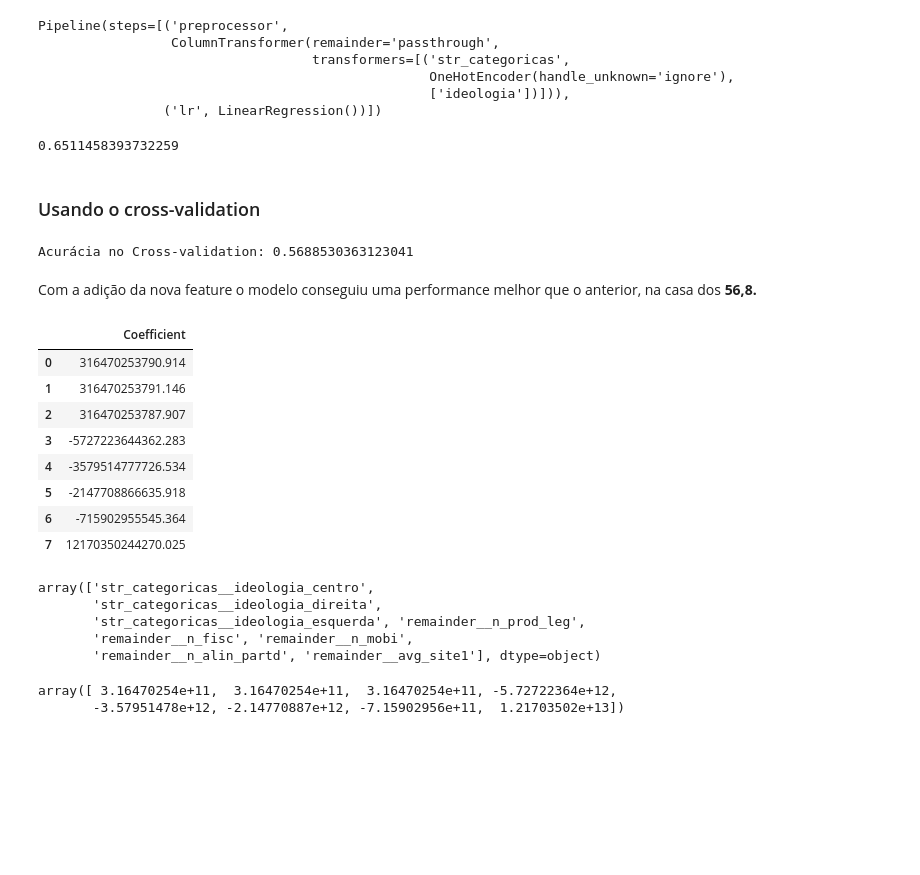
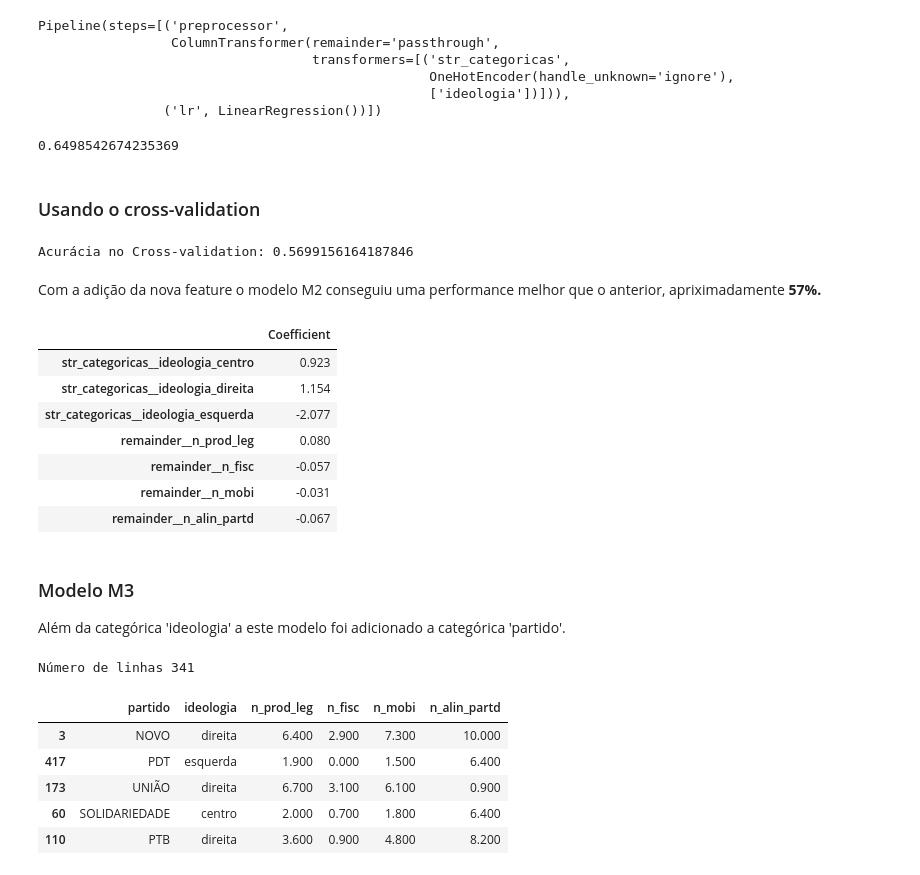
Before and after one commit to AndreMoura88/Notas_de_deputados, a Jupyter notebook: MachineLearning.ipynb, the cells around one changed output. Drawn from its saved outputs; the diff is of its cells as text; code cells hidden in the pictures; blank space fills up the shorter version.

```diff
--- a/MachineLearning.ipynb
+++ b/MachineLearning.ipynb
@@ -95,0 +146,7 @@ dados.head(2)
+# %%
+# dividindo o dataset
+treino_M, teste_M = train_test_split(dados,
+                                test_size=0.3,
+                                random_state=42
+                               )
+treino_M.shape, teste_M.shape
@@ -181,9 +225,9 @@ X_test = teste_M2.drop(['nota_site2', 'nome', 'estado', 'partido'], axis=1).copy
 # %%
 # Variável target
-y_M2 = treino_M2.nota_site2.copy()
+y_M2 = treino_M.nota_site2.copy()
 
 # Features preditoras
-X_M2= treino_M2.drop(['nota_site2', 'nome', 'estado', 'partido'], axis=1).copy()
+X_M2= treino_M.drop(['nota_site2', 'nome', 'estado', 'partido', 'avg_site1'], axis=1).copy()
 
 print(f"Número de linhas {X_M2.shape[0]}")
 X_M2.head()
@@ -198,8 +242,9 @@ Número de linhas 341
 # %%
-#dividindo os dados de treino em teste e treino com uma amostra estratificada
+#dividindo os dados de treino em um subset de treino e validação com uma amostra estratificada
 X_train_M2, X_val_M2, y_train_M2, y_val_M2 = train_test_split(
     X_M2, y_M2,
     test_size=0.3,
-    stratify=X["ideologia"],
+    stratify=X_M2["ideologia"],
     random_state=42
 )
+X_train_M2.shape, y_train_M2.shape, X_val_M2.shape, y_val_M2.shape
@@ -254,7 +295,7 @@ Pipeline(steps=[('preprocessor',
 # %%
 pipe_transformer.score(X_val_M2, y_val_M2)
 # %% [output]
-0.6511458393732259
+0.6498542674235369
 # %% [markdown]
 ### Usando o cross-validation
 # %%
@@ -264,32 +305,23 @@ cv_scores = cross_val_score(pipe_transformer, X_val_M2, y_val_M2,
                            )
 print(f"Acurácia no Cross-validation: {cv_scores.mean()}")
 # %% [output]
-Acurácia no Cross-validation: 0.5688530363123041
+Acurácia no Cross-validation: 0.5699156164187846
 # %% [markdown]
-Com a adição da nova feature o modelo conseguiu uma performance melhor que o anterior, na casa dos **56,8.**
+Com a adição da nova feature o modelo M2 conseguiu uma performance melhor que o anterior, apriximadamente **57%.**
 # %%
-coeff_df = pd.DataFrame(pipe_transformer.steps[1][1].coef_,columns=['Coefficient'])
+coeff_df = pd.DataFrame(pipe_transformer.steps[1][1].coef_,
+                        pipe_transformer[:-1].get_feature_names_out(),
+                        columns=['Coefficient'])
 coeff_df
 # %% [output]
 |  | Coefficient |
-| 0 | 316470253790.914 |
-| 1 | 316470253791.146 |
-| 2 | 316470253787.907 |
-| 3 | -5727223644362.283 |
-| 4 | -3579514777726.534 |
-| 5 | -2147708866635.918 |
-| 6 | -715902955545.364 |
-| 7 | 12170350244270.025 |
+| str_categoricas__ideologia_centro | 0.923 |
+| str_categoricas__ideologia_direita | 1.154 |
+| str_categoricas__ideologia_esquerda | -2.077 |
+| remainder__n_prod_leg | 0.080 |
+| remainder__n_fisc | -0.057 |
+| remainder__n_mobi | -0.031 |
+| remainder__n_alin_partd | -0.067 |
-# %%
-pipe_transformer[:-1].get_feature_names_out()
-# %% [output]
-array(['str_categoricas__ideologia_centro',
-       'str_categoricas__ideologia_direita',
-       'str_categoricas__ideologia_esquerda', 'remainder__n_prod_leg',
-       'remainder__n_fisc', 'remainder__n_mobi',
-       'remainder__n_alin_partd', 'remainder__avg_site1'], dtype=object)
-# %%
-pipe_transformer.steps[1][1].coef_
-# %% [output]
-array([ 3.16470254e+11,  3.16470254e+11,  3.16470254e+11, -5.72722364e+12,
-       -3.57951478e+12, -2.14770887e+12, -7.15902956e+11,  1.21703502e+13])
+# %% [markdown]
+### Modelo M3
+Além da categórica 'ideologia' a este modelo foi adicionado a categórica 'partido'.
@@ -295,0 +330,17 @@ array([ 3.16470254e+11,  3.16470254e+11,  3.16470254e+11, -5.72722364e+12,
+# %%
+# Variável target
+y_M3 = treino_M.nota_site2.copy()
+
+# Features preditoras
+X_M3 = treino_M.drop(['nota_site2', 'nome', 'estado', 'avg_site1'], axis=1).copy()
+
+print(f"Número de linhas {X_M3.shape[0]}")
+X_M3.head()
+# %% [output]
+Número de linhas 341
+|  | partido | ideologia | n_prod_leg | n_fisc | n_mobi | n_alin_partd |
+| 3 | NOVO | direita | 6.400 | 2.900 | 7.300 | 10.000 |
+| 417 | PDT | esquerda | 1.900 | 0.000 | 1.500 | 6.400 |
+| 173 | UNIÃO | direita | 6.700 | 3.100 | 6.100 | 0.900 |
+| 60 | SOLIDARIEDADE | centro | 2.000 | 0.700 | 1.800 | 6.400 |
+| 110 | PTB | direita | 3.600 | 0.900 | 4.800 | 8.200 |
```
Also changed, not shown: parts of 46 cells of this notebook.
